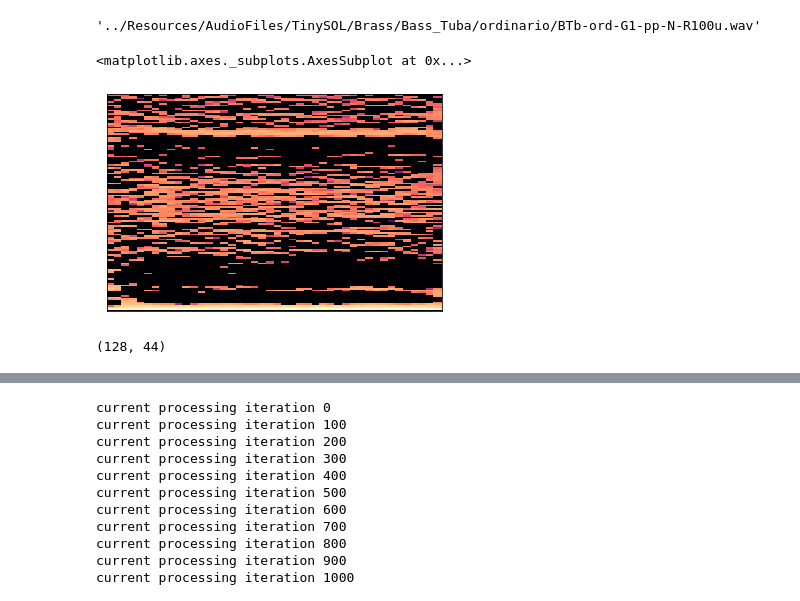
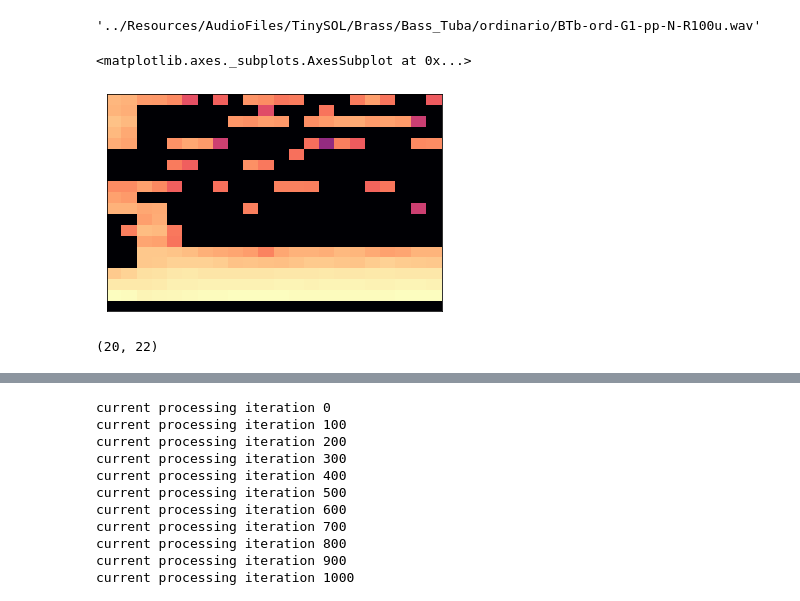
Before and after one commit to susiexia/AI_Music, a Jupyter notebook: Code/ETL_updated_Susie.ipynb, the cells around one changed output, grey strips where cells are left out. Saved outputs shown, nothing was run; the diff lists cells and outputs as text; code cells hidden in the pictures.

```diff
--- a/Code/ETL_updated_Susie.ipynb
+++ b/Code/ETL_updated_Susie.ipynb
@@ -20,10 +20,10 @@ aws_key_id = 'AKIAIU2MIGCN6TKOZVBA'
 aws_bucket = 'musicalinstrumentsaudiodataset'
 
 # Spectrograms
-mel_coefs = 50 # number of mel coefficients to use
+mel_coefs = 50 # number of mel coefficients to use. Overwrites max_freq if used
 time_start = 0 # time to start loading from audio file
-time_duration = 1 # length of audio file to load (after start time)
-max_frequency = 5000 # max frequency to use
+time_duration = 0.5 # length of audio file to load (after start time)
+max_frequency = 10000 # max frequency to use
 # %%
 ############################################################ Commented out for development stage. Only use local files during devolpment.##################
 
@@ -111,13 +114,13 @@ file_name
 # %%
 # Test making a spectrogram with one sample (comment this out if not troubleshooting)
 audio, sample_rate = librosa.load(file_name, offset=time_start, duration=time_duration, res_type='kaiser_fast')
-mfccs = librosa.feature.mfcc(y=audio, sr=sample_rate, n_mfcc=max_frequency, fmax=max_frequency)
+mfccs = librosa.feature.mfcc(y=audio, sr=sample_rate, fmax=max_frequency)
 librosa.display.specshow(librosa.power_to_db(mfccs, ref=np.max))
 # %% [output]
 <matplotlib.axes._subplots.AxesSubplot at 0x...>
-[figure, old version]
+[figure, new version]
 # %%
 # Show shape of the spectrogram (comment this out if not troubleshooting)
 mfccs.shape
 # %% [output]
-(128, 44)
+(20, 22)
```
Also changed, not shown: parts of 12 cells of this notebook.
